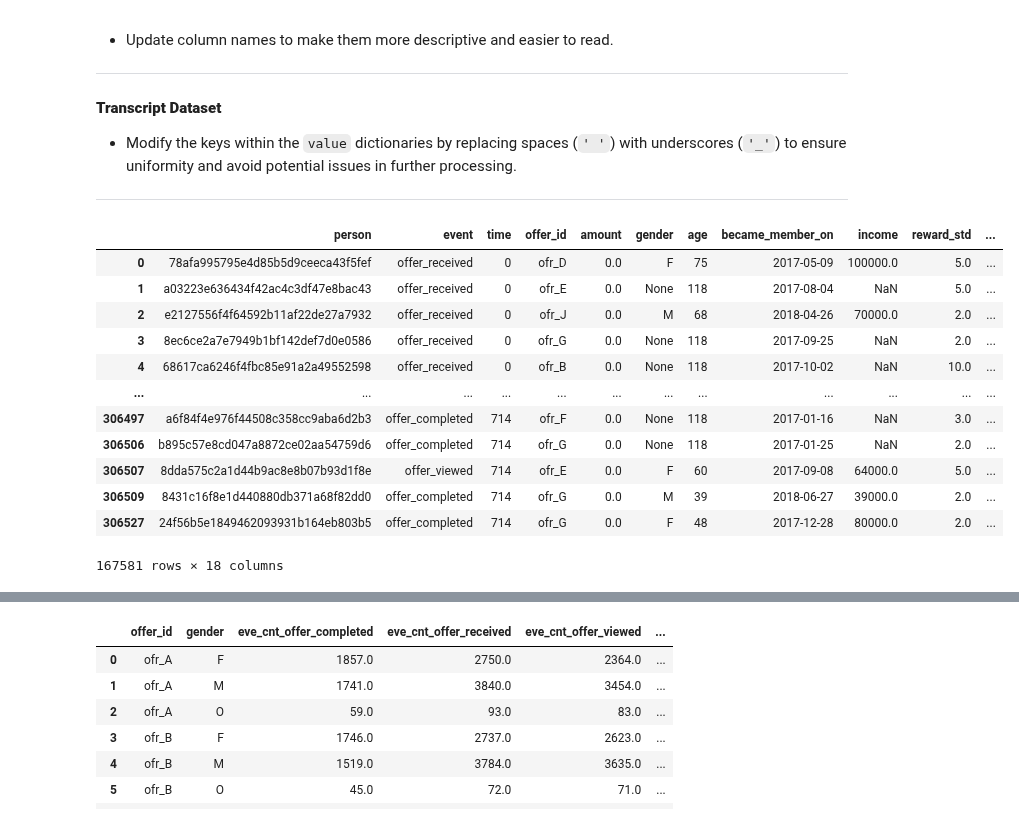
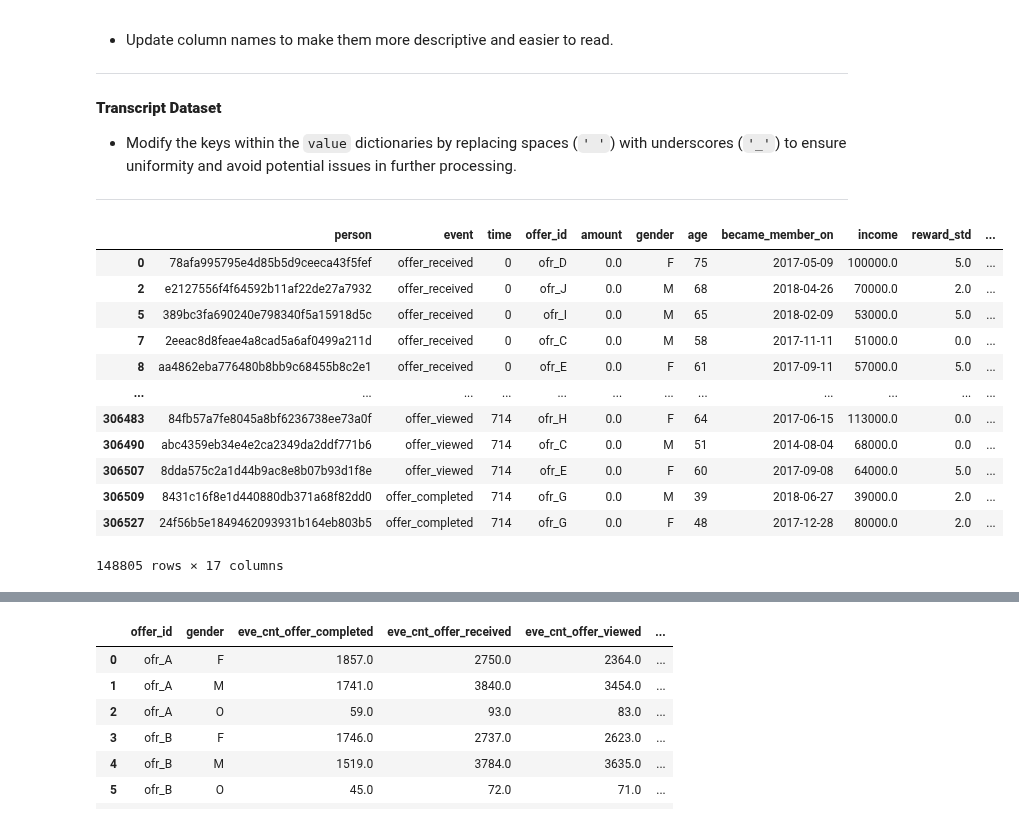
Before and after one commit to Niltonjuniorphd/Starbucks_project, a Jupyter notebook: Starbucks_Capstone_notebook.ipynb, the cells around one changed output, grey strips where cells are left out. Saved outputs shown, nothing was run; the diff lists cells and outputs as text; code cells hidden in the pictures.

```diff
--- a/Starbucks_Capstone_notebook.ipynb
+++ b/Starbucks_Capstone_notebook.ipynb
@@ -288,7 +306,7 @@ profile = profile_raw.copy()
 
 
 
-# change the id GUIDs (Globally Unique Identifiers) to short tag.
+# changing the id GUIDs (Globally Unique Identifiers) to short tag.
 port_id = {
     'ae264e3637204a6fb9bb56bc8210ddfd': 'ofr_A',
     '4d5c57ea9a6940dd891ad53e9dbe8da0': 'ofr_B',
@@ -302,10 +320,12 @@ port_id = {
     '2906b810c7d4411798c6938adc9daaa5': 'ofr_J'
 }
 
+
+
 portfolio = portfolio_raw.copy()
 portfolio['id_short'] = portfolio_raw['id'].map(port_id)
 
-# Column renaming
+# Standardisation of column names
 transcript = transcript_raw.copy()
 transcript['event'] = transcript_raw['event'].str.replace(' ','_')
 
@@ -317,43 +337,43 @@ def fix_offer_id(value):
 
 transcript['value'] = transcript['value'].apply(fix_offer_id)
 
 
 # creating a dataframe handling the data in 'value' column
 value_df = pd.json_normalize(transcript['value']).fillna(0)
 value_df['offer_id'] = value_df['offer_id'].map(port_id).fillna('tran')
 transcript_b = pd.concat([transcript, value_df], axis=1).drop('value', axis=1)
 
 # merging the transcript and profile dataframes
 transcript_b = transcript_b.merge(profile_raw, left_on='person', right_on='id', how='left')
 
 # mergin transcript and portfolio dataframes
 transcript_b = transcript_b.merge(portfolio, left_on='offer_id', right_on='id_short', how='left', suffixes=('_x', '_std'))
 transcript_b = transcript_b.drop(['id_x', 'reward_x', 'id_std', 'id_short'], axis=1)
 
 transcript_b['became_member_on'] = pd.to_datetime(transcript_b['became_member_on'], format='%Y%m%d')
-transcript_b['bec_memb_year'] = pd.to_datetime(transcript_b['became_member_on'], format='%Y%m%d').dt.strftime('%Y')
 transcript_b['bec_memb_month'] = pd.to_datetime(transcript_b['became_member_on'], format='%Y%m%d').dt.strftime('%m')
 transcript_b['bec_memb_day'] = pd.to_datetime(transcript_b['became_member_on'], format='%Y%m%d').dt.strftime('%d')
 transcript_b['bec_memb_year_month'] = pd.to_datetime(transcript_b['became_member_on'], format='%Y%m%d').dt.strftime('%Y-%m')
 
 
 
 #removing 'transactions' from the transcript_b dataframe
 transactions = transcript_b.loc[transcript_b['event'] == 'transaction',:].dropna(axis=1)
-transcript_b = transcript_b.loc[transcript_b['event'] != 'transaction',:]
+transcript_gender_null = transcript_b.loc[(transcript_b['gender'].isna() & (transcript_b['event'] != 'transaction')),:]
+transcript_b = transcript_b.loc[(~transcript_b['gender'].isna()) & (transcript_b['event'] != 'transaction'),:]
 
 transcript_b
 # %% [output]
 |  | person | event | time | offer_id | amount | gender | age | became_member_on | income | reward_std | ... |
 | 0 | 78afa995795e4d85b5d9ceeca43f5fef | offer_received | 0 | ofr_D | 0.0 | F | 75 | 2017-05-09 | 100000.0 | 5.0 | ... |
-| 1 | a03223e636434f42ac4c3df47e8bac43 | offer_received | 0 | ofr_E | 0.0 | None | 118 | 2017-08-04 | NaN | 5.0 | ... |
 | 2 | e2127556f4f64592b11af22de27a7932 | offer_received | 0 | ofr_J | 0.0 | M | 68 | 2018-04-26 | 70000.0 | 2.0 | ... |
-| 3 | 8ec6ce2a7e7949b1bf142def7d0e0586 | offer_received | 0 | ofr_G | 0.0 | None | 118 | 2017-09-25 | NaN | 2.0 | ... |
-| 4 | 68617ca6246f4fbc85e91a2a49552598 | offer_received | 0 | ofr_B | 0.0 | None | 118 | 2017-10-02 | NaN | 10.0 | ... |
+| 5 | 389bc3fa690240e798340f5a15918d5c | offer_received | 0 | ofr_I | 0.0 | M | 65 | 2018-02-09 | 53000.0 | 5.0 | ... |
+| 7 | 2eeac8d8feae4a8cad5a6af0499a211d | offer_received | 0 | ofr_C | 0.0 | M | 58 | 2017-11-11 | 51000.0 | 0.0 | ... |
+| 8 | aa4862eba776480b8bb9c68455b8c2e1 | offer_received | 0 | ofr_E | 0.0 | F | 61 | 2017-09-11 | 57000.0 | 5.0 | ... |
 | ... | ... | ... | ... | ... | ... | ... | ... | ... | ... | ... | ... |
-| 306497 | a6f84f4e976f44508c358cc9aba6d2b3 | offer_completed | 714 | ofr_F | 0.0 | None | 118 | 2017-01-16 | NaN | 3.0 | ... |
-| 306506 | b895c57e8cd047a8872ce02aa54759d6 | offer_completed | 714 | ofr_G | 0.0 | None | 118 | 2017-01-25 | NaN | 2.0 | ... |
+| 306483 | 84fb57a7fe8045a8bf6236738ee73a0f | offer_viewed | 714 | ofr_H | 0.0 | F | 64 | 2017-06-15 | 113000.0 | 0.0 | ... |
+| 306490 | abc4359eb34e4e2ca2349da2ddf771b6 | offer_viewed | 714 | ofr_C | 0.0 | M | 51 | 2014-08-04 | 68000.0 | 0.0 | ... |
 | 306507 | 8dda575c2a1d44b9ac8e8b07b93d1f8e | offer_viewed | 714 | ofr_E | 0.0 | F | 60 | 2017-09-08 | 64000.0 | 5.0 | ... |
 | 306509 | 8431c16f8e1d440880db371a68f82dd0 | offer_completed | 714 | ofr_G | 0.0 | M | 39 | 2018-06-27 | 39000.0 | 2.0 | ... |
 | 306527 | 24f56b5e1849462093931b164eb803b5 | offer_completed | 714 | ofr_G | 0.0 | F | 48 | 2017-12-28 | 80000.0 | 2.0 | ... |
-167581 rows × 18 columns
+148805 rows × 17 columns
```
Also changed, not shown: parts of 11 cells of this notebook, 4 other files.
